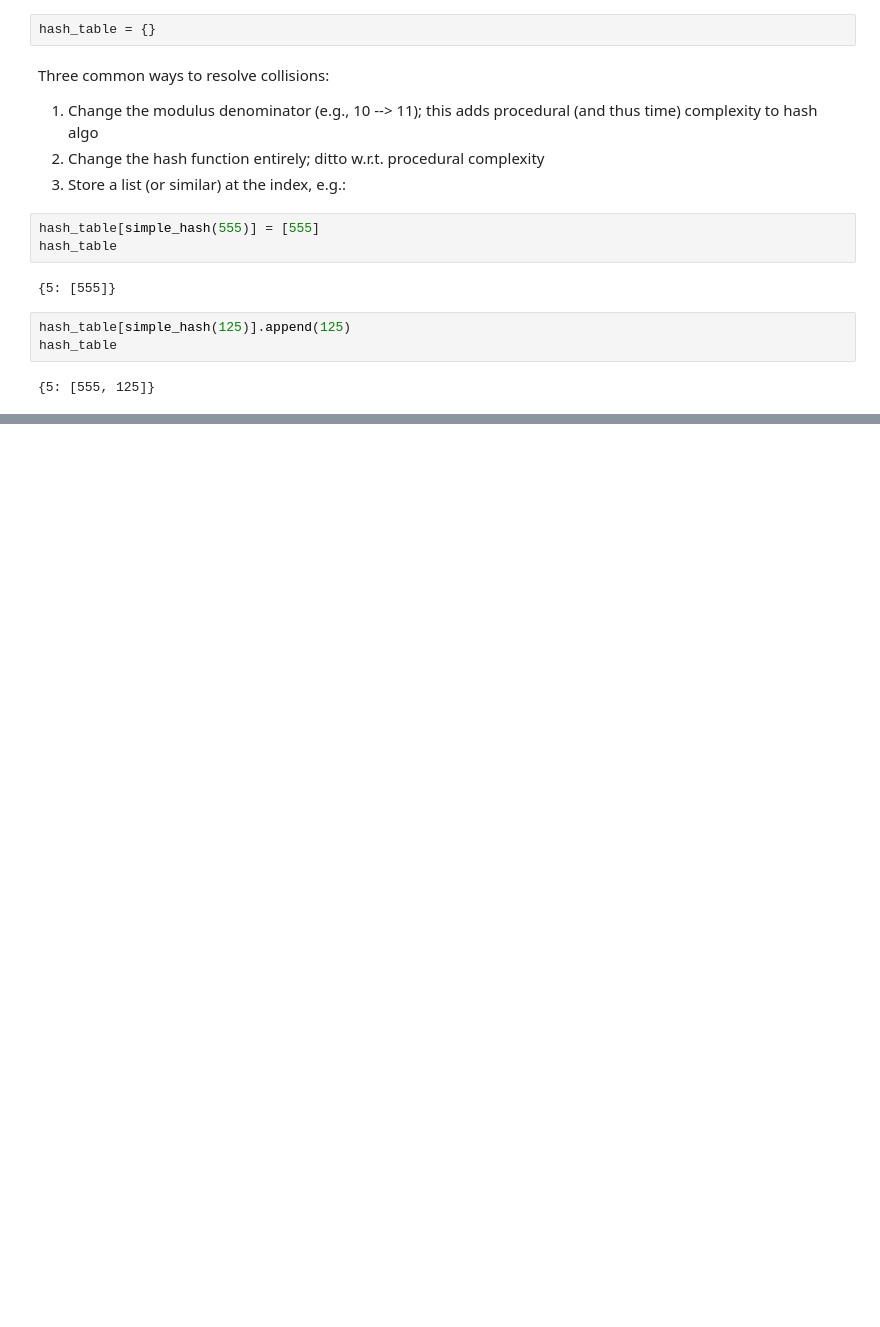
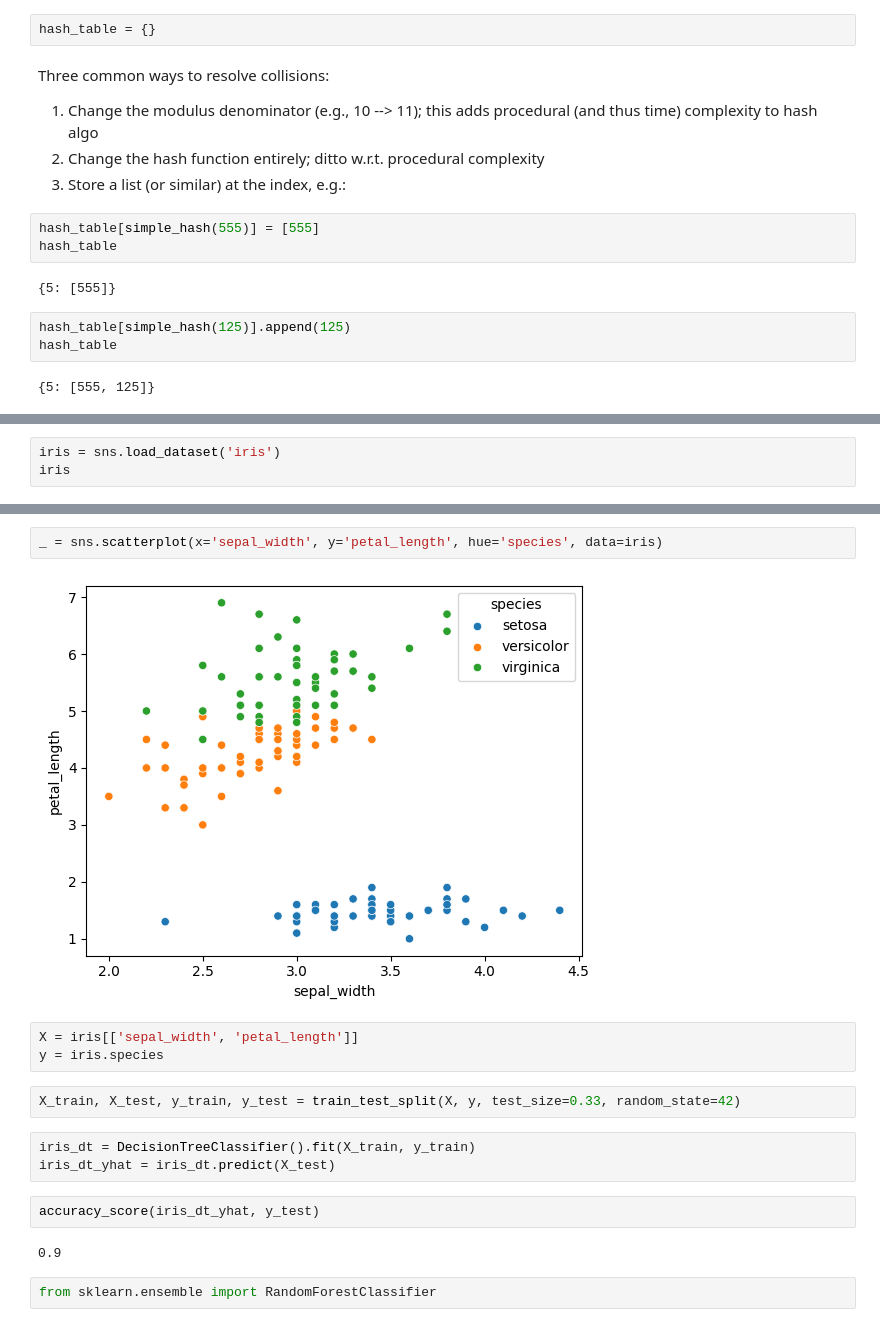
Before and after one commit to PanthThakkar/Essentials_of_Machine_Learning, a Jupyter notebook: Algorithms & Data Structures.ipynb, the cells around one changed output, grey strips where cells are left out. Drawn from its saved outputs; the diff is of its cells as text; blank space fills up the shorter version.

```diff
--- a/Algorithms & Data Structures.ipynb
+++ b/Algorithms & Data Structures.ipynb
@@ -569,0 +744,3 @@ hash_table
+# %%
+iris = sns.load_dataset('iris')
+iris
@@ -569,0 +761,18 @@ hash_table
+# %%
+_ = sns.scatterplot(x='sepal_width', y='petal_length', hue='species', data=iris)
+# %% [output]
+[figure, added]
+# %%
+X = iris[['sepal_width', 'petal_length']]
+y = iris.species
+# %%
+X_train, X_test, y_train, y_test = train_test_split(X, y, test_size=0.33, random_state=42)
+# %%
+iris_dt = DecisionTreeClassifier().fit(X_train, y_train)
+iris_dt_yhat = iris_dt.predict(X_test)
+# %%
+accuracy_score(iris_dt_yhat, y_test)
+# %% [output]
+0.9
+# %%
+from sklearn.ensemble import RandomForestClassifier
```
Also changed, not shown: parts of 51 cells of this notebook, 3 other files.
